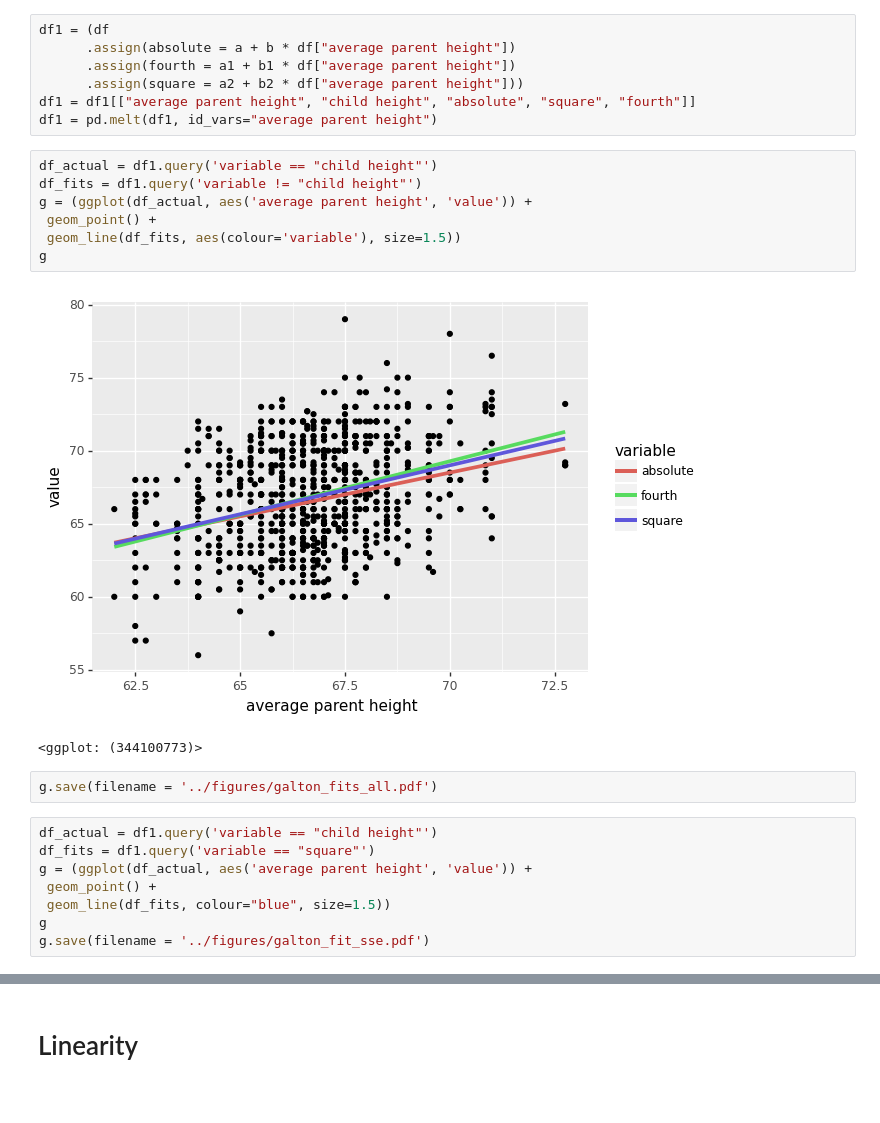
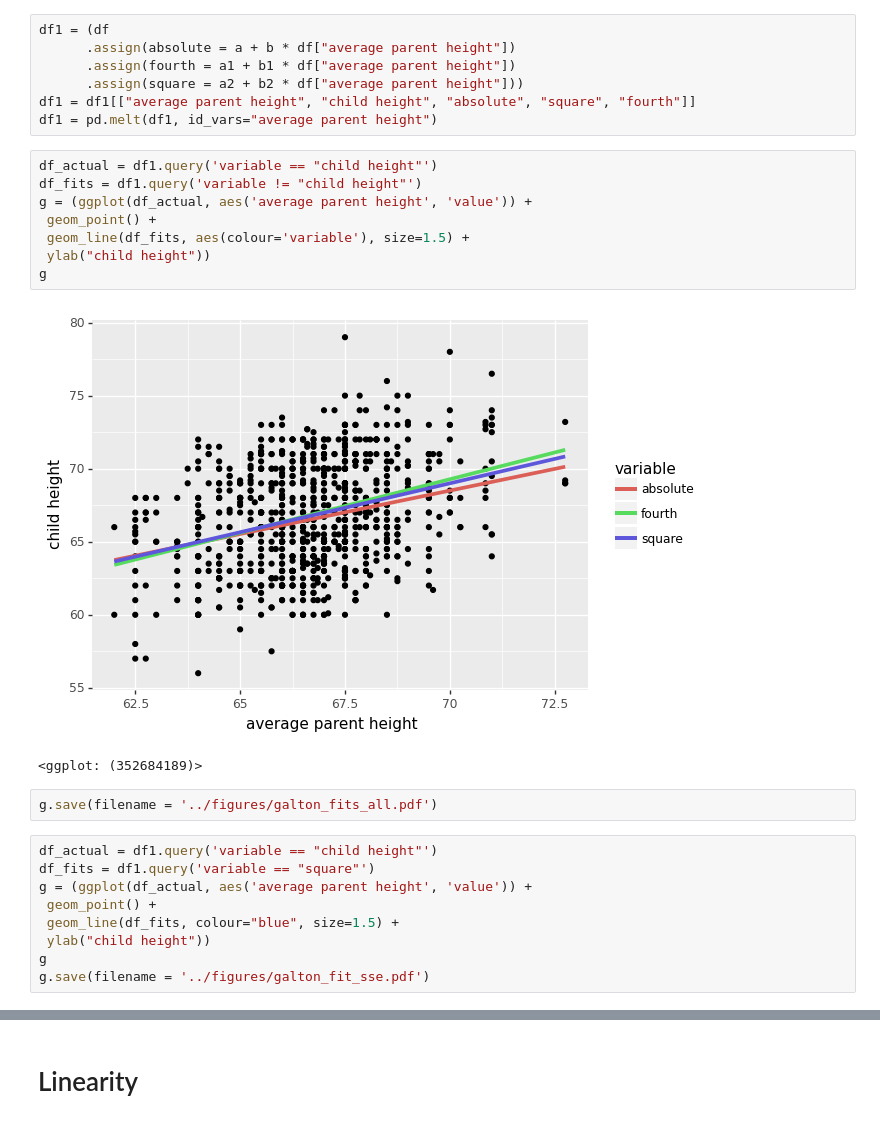
Before and after one commit to ben18785/introduction_to_statistical_inference, a Jupyter notebook: src/galton.ipynb, the cells around one changed output, grey strips where cells are left out. Cells and saved outputs as stored; diff of their text form.

```diff
--- a/src/galton.ipynb
+++ b/src/galton.ipynb
@@ -124,13 +124,14 @@ df1 = pd.melt(df1, id_vars="average parent height")
 # %%
 df_actual = df1.query('variable == "child height"')
 df_fits = df1.query('variable != "child height"')
 g = (ggplot(df_actual, aes('average parent height', 'value')) +
  geom_point() +
- geom_line(df_fits, aes(colour='variable'), size=1.5))
+ geom_line(df_fits, aes(colour='variable'), size=1.5) +
+ ylab("child height"))
 g
 # %% [output]
-[figure, old version]
+[figure, new version]
-<ggplot: (344100773)>
+<ggplot: (352684189)>
 # %%
 g.save(filename = '../figures/galton_fits_all.pdf')
 # %%
@@ -138,7 +139,8 @@ df_actual = df1.query('variable == "child height"')
 df_fits = df1.query('variable == "square"')
 g = (ggplot(df_actual, aes('average parent height', 'value')) +
  geom_point() +
- geom_line(df_fits, colour="blue", size=1.5))
+ geom_line(df_fits, colour="blue", size=1.5) +
+ ylab("child height"))
 g
 g.save(filename = '../figures/galton_fit_sse.pdf')
 # %%
```
Also changed, not shown: parts of 10 cells of this notebook, 26 other files.
